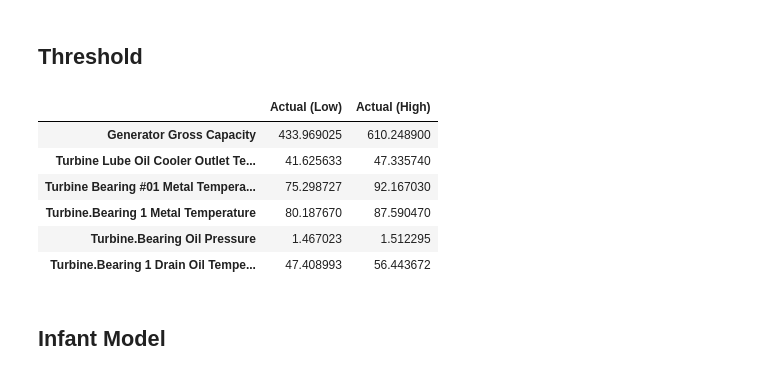
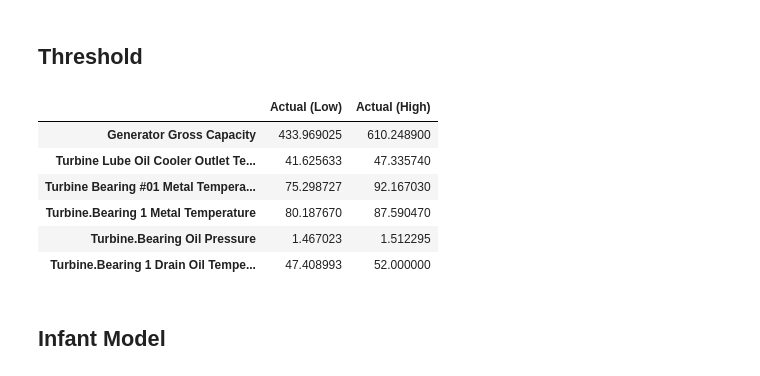
Before and after one commit to yasirabd/research-diagnostic-turbine, a Jupyter notebook: Diagnostics_Turbine_Bearing_1_Cooling_Loss.ipynb, the cells around one changed output. Saved outputs shown, nothing was run; the diff lists cells and outputs as text; code cells hidden in the pictures.

```diff
--- a/Diagnostics_Turbine_Bearing_1_Cooling_Loss.ipynb
+++ b/Diagnostics_Turbine_Bearing_1_Cooling_Loss.ipynb
@@ -128,21 +130,22 @@ dtype: int64
 # %%
 # threshold
 val = [[433.969025, 610.248900],
        [41.625633, 47.335740],
        [75.298727, 92.167030],
        [80.187670, 87.590470],
        [1.467023, 1.512295],
-       [47.408993, 56.443672]]
+    #    [47.408993, 56.443672]]
+       [47.408993, 52]]
 threshold = pd.DataFrame(val, columns=['Actual (Low)', 'Actual (High)'], index=list(data)[1:])
 threshold
 # %% [output]
 |  | Actual (Low) | Actual (High) |
 | Generator Gross Capacity | 433.969025 | 610.248900 |
 | Turbine Lube Oil Cooler Outlet Te... | 41.625633 | 47.335740 |
 | Turbine Bearing #01 Metal Tempera... | 75.298727 | 92.167030 |
 | Turbine.Bearing 1 Metal Temperature | 80.187670 | 87.590470 |
 | Turbine.Bearing Oil Pressure | 1.467023 | 1.512295 |
-| Turbine.Bearing 1 Drain Oil Tempe... | 47.408993 | 56.443672 |
+| Turbine.Bearing 1 Drain Oil Tempe... | 47.408993 | 52.000000 |
 # %% [markdown]
 ## Infant Model
 # %%
```
Also changed, not shown: parts of 16 cells of this notebook.
